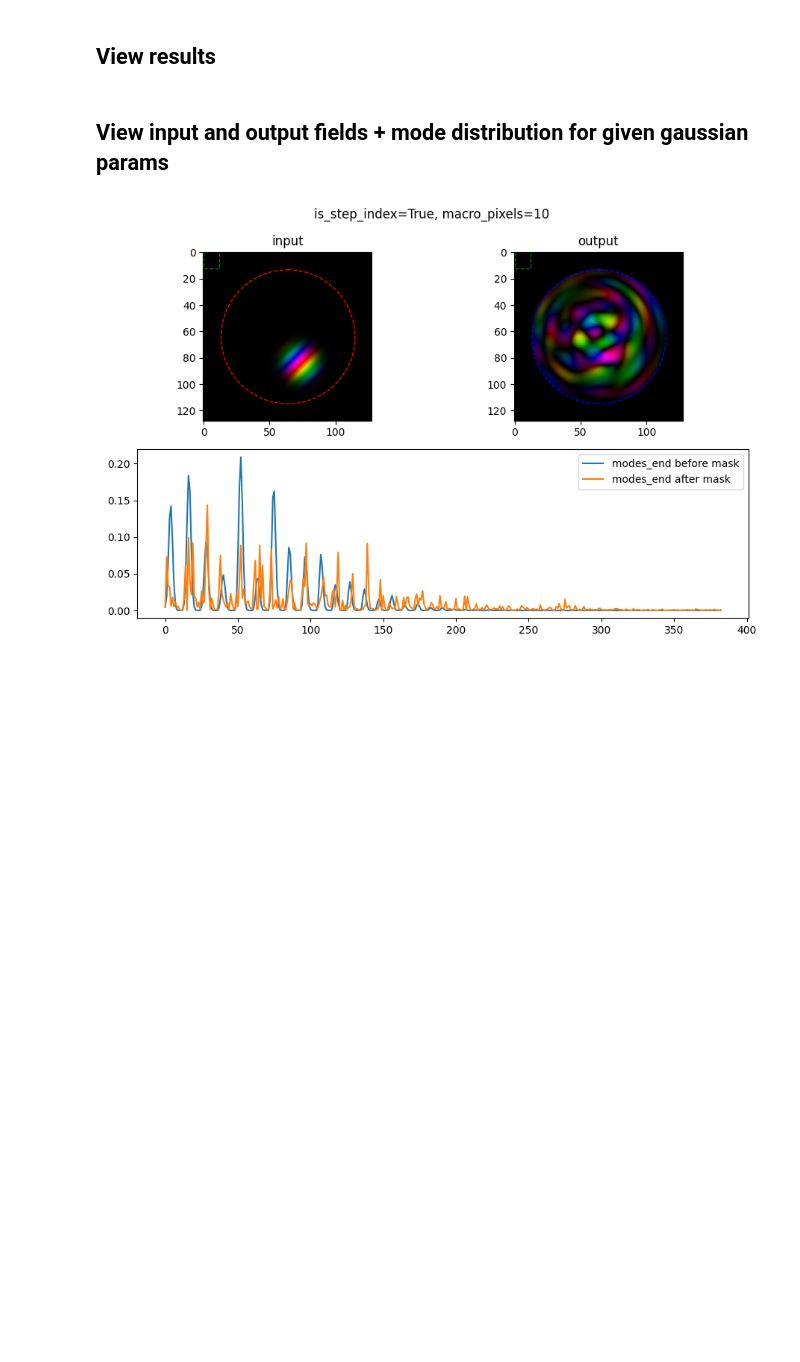
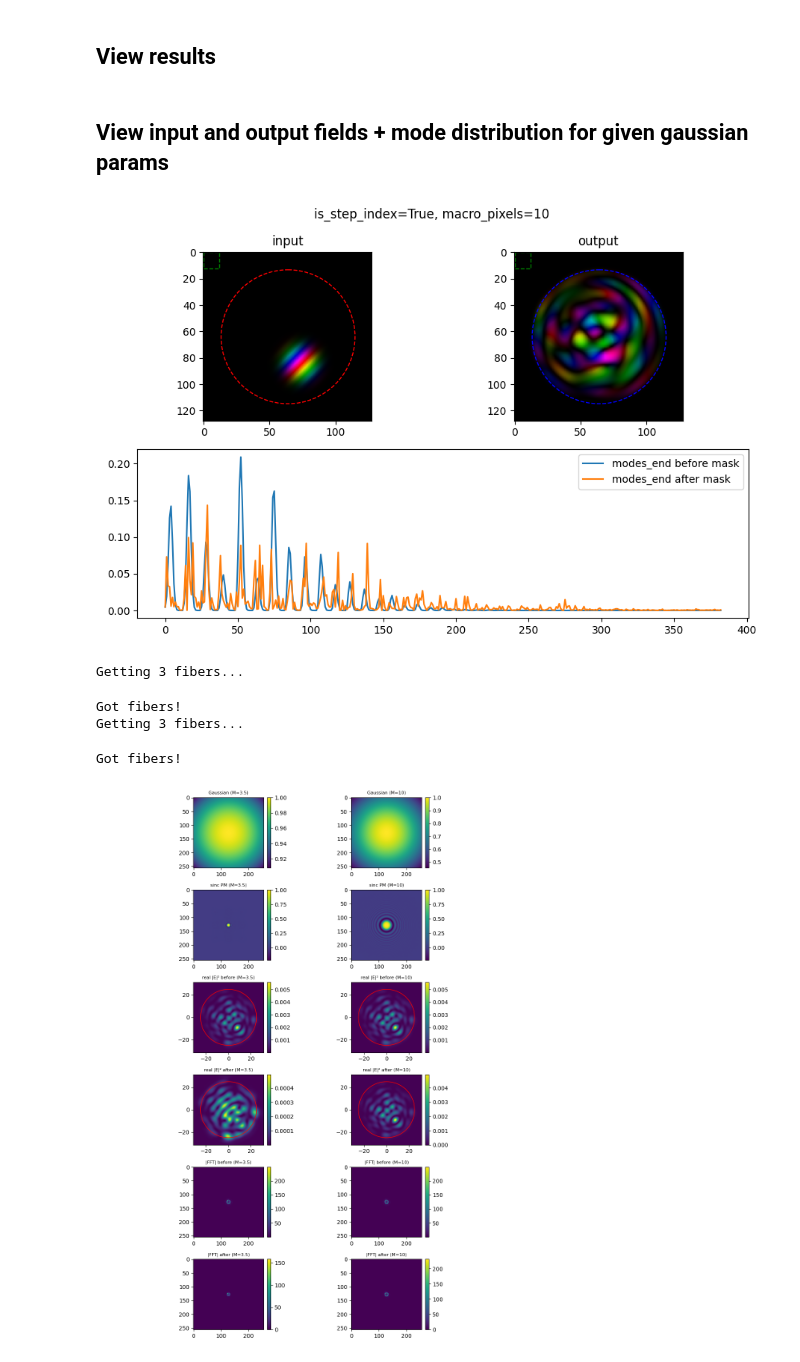
Before and after one commit to rubiaek/qdc2, a Jupyter notebook: qdc/mmf/generate_results.ipynb, the cells around one changed output. Cells and saved outputs as stored; diff of their text form; code cells hidden in the pictures; blank space fills up the shorter version.

Commit message:
added finite phase matching to simulation

```diff
--- a/qdc/mmf/generate_results.ipynb
+++ b/qdc/mmf/generate_results.ipynb
@@ -117,3 +129,82 @@ fig.suptitle(f'is_step_index={is_step_index}, macro_pixels={macro_pixels}')
 plt.tight_layout()
 # %% [output]
 [figure]
+# %%
+# quick_pm_compare_M.py  (colorbar & after-field version)
+import numpy as np, matplotlib.pyplot as plt
+from qdc.mmf.many_wl_fiber import ManyWavelengthFiber
+from qdc.mmf.qdc_experiment import QDCMMFExperiment, propagate_free_space
+
+def make_exp(M, is_step_index=False):
+    mwf = ManyWavelengthFiber(N_wl=3, npoints=256, is_step_index=is_step_index)
+    exp = QDCMMFExperiment(mwf)
+    exp.set_phase_matching(Lc_um=2000, pump_waist_crystal=500,
+                           magnification=M, wl_pump=0.405, n_pump=1.692)
+    return mwf, exp
+
+def run_and_collect(M, is_step_index=False):
+    mwf, exp = make_exp(M, is_step_index)
+    mid = len(mwf.fibers) // 2
+    f = mwf.fibers[mid]
+    f.set_input_gaussian(*exp.g_params)
+
+    E0 = f.propagate(show=False)
+    E_half = propagate_free_space(E0, 40, f.wl, mwf.dx)
+    E_filt = exp._apply_phase_matching(E_half)
+
+    n = exp.n
+    G = exp._pm_pump_amp if exp._pm_pump_amp is not None else np.ones((n, n))
+    S = np.fft.fftshift(exp._pm_filter)
+
+    F0 = np.abs(np.fft.fftshift(np.fft.fft2(E_half.reshape(n, n))))
+    F1 = np.abs(np.fft.fftshift(np.fft.fft2(E_filt.reshape(n, n))))
+    I0 = np.abs(E_half.reshape(n, n)) ** 2
+    I1 = np.abs(E_filt.reshape(n, n)) ** 2
+    return dict(G=G, S=S, I0=I0, I1=I1, F0=F0, F1=F1, dx=mwf.dx)
+
+# -------- plot helper with colorbar --------
+def show(ax, img, ttl, dx=None, fiber_radius_um=None):
+    extent = None
+    if dx is not None:
+        n = img.shape[0]
+        extent = [-(n // 2) * dx, (n // 2) * dx,
+                  -(n // 2) * dx, (n // 2) * dx]
+
+    im = ax.imshow(img, extent=extent)
+    ax.set_title(ttl, fontsize=8)
+    # ax.axis('off')
+    plt.colorbar(im, ax=ax, fraction=0.045, pad=0.02)
+
+    # Add fiber core circle in real space
+    if fiber_radius_um is not None and dx is not None:
+        from matplotlib.patches import Circle
+        circle = Circle((0, 0), radius=fiber_radius_um, edgecolor='red',
+                        facecolor='none', lw=1)
+        ax.add_patch(circle)
+
+Ms = [3.5, 10]
+is_step_index = True
+data1 = run_and_collect(M=Ms[0], is_step_index=is_step_index)
+data2 = run_and_collect(M=Ms[1], is_step_index=is_step_index)
+
+titles = ['Gaussian', 'sinc PM', 'real |E|² before', 'real |E|² after',
+          '|FFT| before', '|FFT| after']
+rows = ['G', 'S', 'I0', 'I1', 'F0', 'F1']
+
+fig, axes = plt.subplots(len(rows), 2, figsize=(9, 14))
+for col, data, M in zip([0, 1], [data1, data2], Ms):
+    dx = data['dx']
+    for r, key in enumerate(rows):
+        is_real_space = key in ['I0', 'I1']
+        show(axes[r, col], data[key], f'{titles[r]} (M={M})',
+             dx=dx if is_real_space else None,
+             fiber_radius_um=25 if is_real_space else None)
+
+plt.tight_layout()
+plt.show()
+# %% [output]
+Getting 3 fibers...
+Got fibers!
+Getting 3 fibers...
+Got fibers!
+[figure, added]
```
Also changed, not shown: parts of 1 cell of this notebook, 1 other file.
